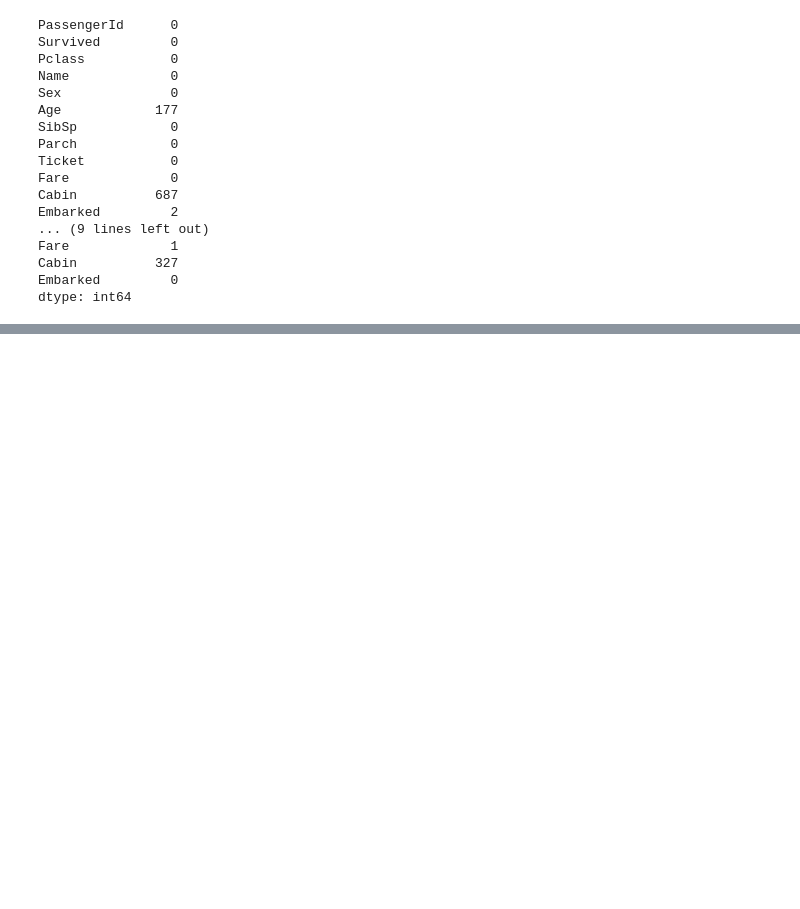
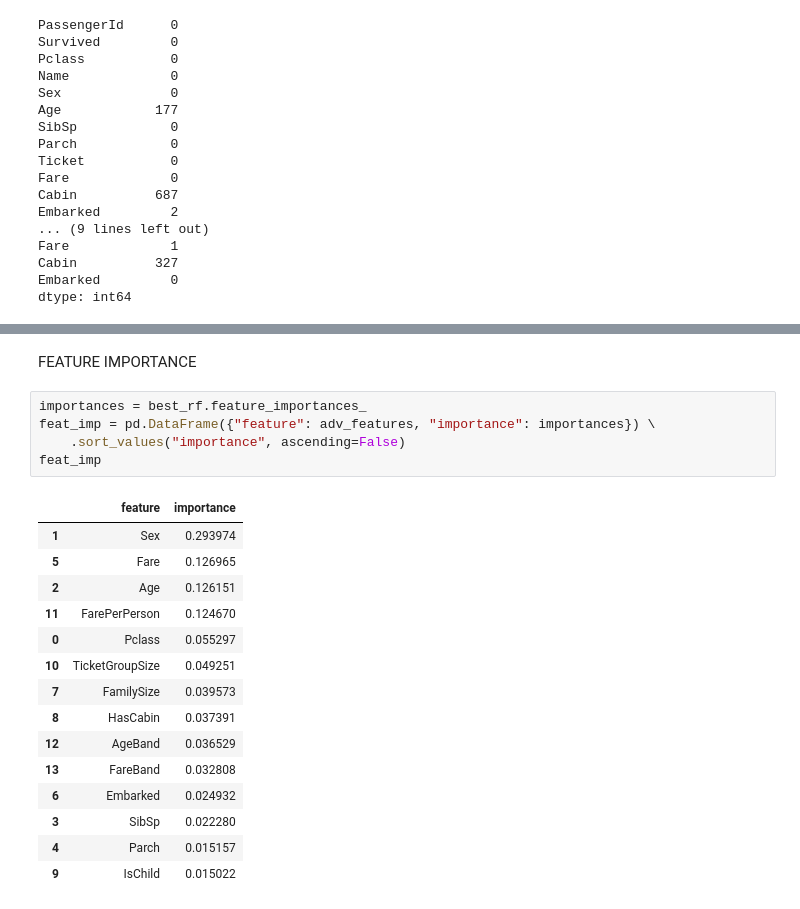
Before and after one commit to GarimaSharda/Kaggle-Knowledge-Project-Titanic, a Jupyter notebook: Kaggle_Titanic_project.ipynb, the cells around one changed output, grey strips where cells are left out. Drawn from its saved outputs; the diff is of its cells as text; blank space fills up the shorter version.

```diff
--- a/Kaggle_Titanic_project.ipynb
+++ b/Kaggle_Titanic_project.ipynb
@@ -542,0 +372,23 @@ submission.to_csv("submission_tuned_rf.csv", index=False)
+# %% [markdown]
+FEATURE IMPORTANCE
+# %%
+importances = best_rf.feature_importances_
+feat_imp = pd.DataFrame({"feature": adv_features, "importance": importances}) \
+    .sort_values("importance", ascending=False)
+feat_imp
+# %% [output]
+|  | feature | importance |
+| 1 | Sex | 0.293974 |
+| 5 | Fare | 0.126965 |
+| 2 | Age | 0.126151 |
+| 11 | FarePerPerson | 0.124670 |
+| 0 | Pclass | 0.055297 |
+| 10 | TicketGroupSize | 0.049251 |
+| 7 | FamilySize | 0.039573 |
+| 8 | HasCabin | 0.037391 |
+| 12 | AgeBand | 0.036529 |
+| 13 | FareBand | 0.032808 |
+| 6 | Embarked | 0.024932 |
+| 3 | SibSp | 0.022280 |
+| 4 | Parch | 0.015157 |
+| 9 | IsChild | 0.015022 |
```
Also changed, not shown: parts of 57 cells of this notebook.
